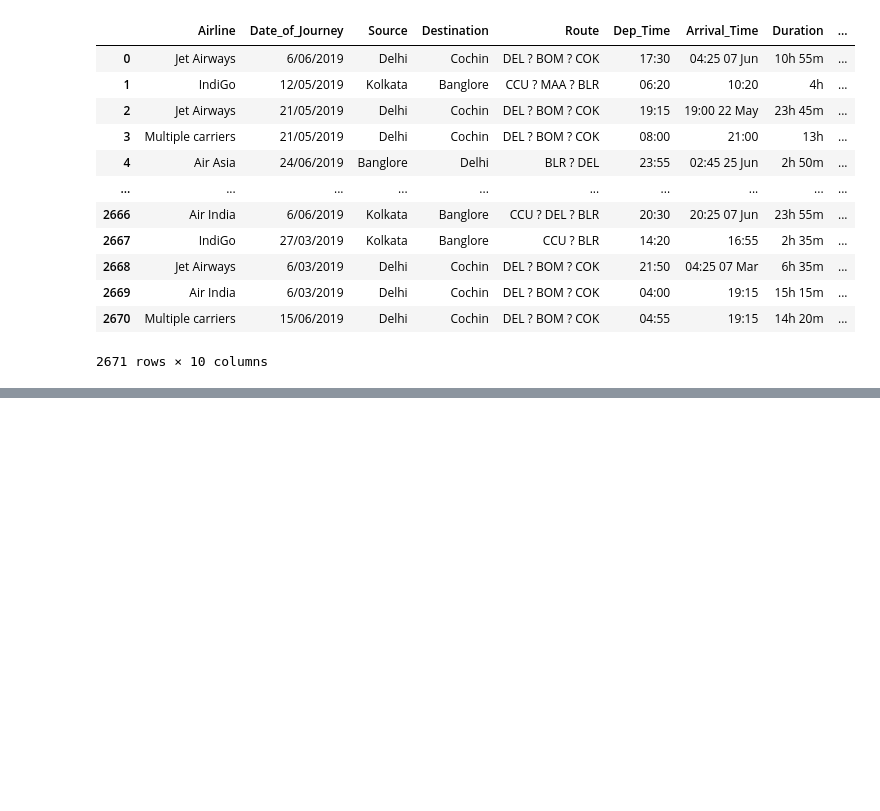
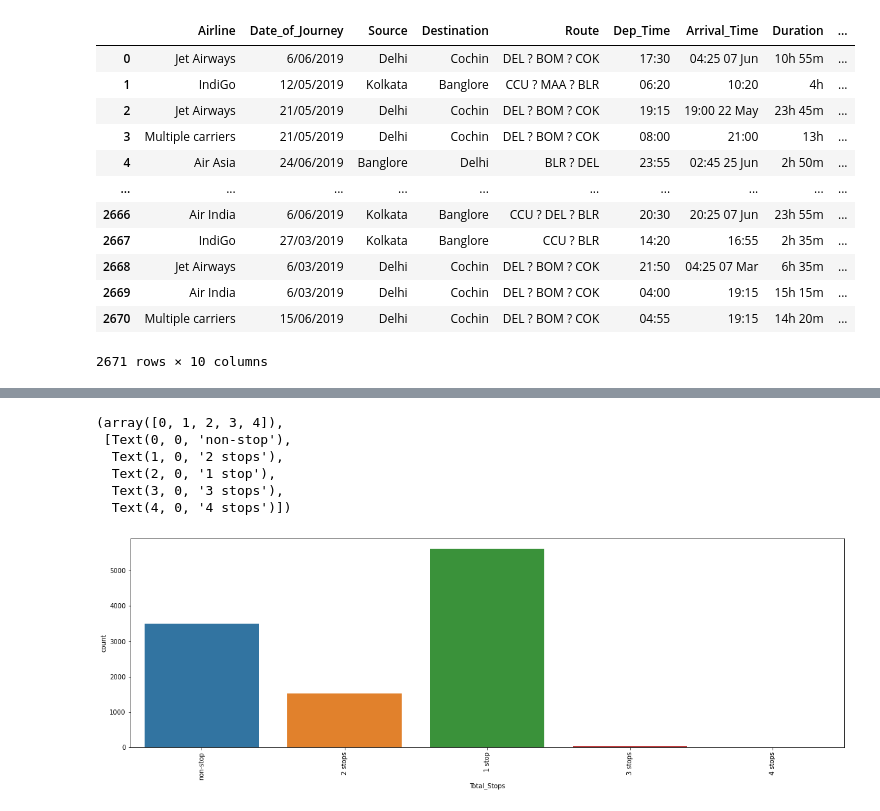
Before and after one commit to Dhara348/Project1, a Jupyter notebook: Evaluation_Project/flight_price_prediction.ipynb, the cells around one changed output, grey strips where cells are left out. Saved outputs shown, nothing was run; the diff lists cells and outputs as text; code cells hidden in the pictures; blank space fills up the shorter version.

```diff
--- a/Evaluation_Project/flight_price_prediction.ipynb
+++ b/Evaluation_Project/flight_price_prediction.ipynb
@@ -42,0 +102,12 @@ data1
+# %%
+plt.figure(figsize=(20,6))
+sns.countplot(data['Total_Stops'])
+plt.xticks(rotation=90)
+# %% [output]
+(array([0, 1, 2, 3, 4]),
+ [Text(0, 0, 'non-stop'),
+  Text(1, 0, '2 stops'),
+  Text(2, 0, '1 stop'),
+  Text(3, 0, '3 stops'),
+  Text(4, 0, '4 stops')])
+[figure, added]
```
Also changed, not shown: parts of 49 cells of this notebook.
